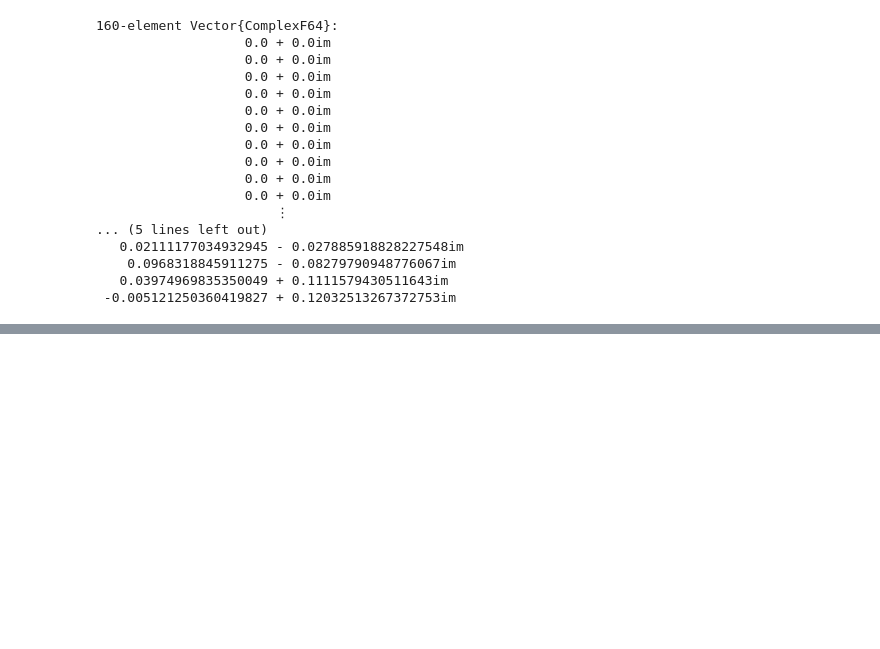
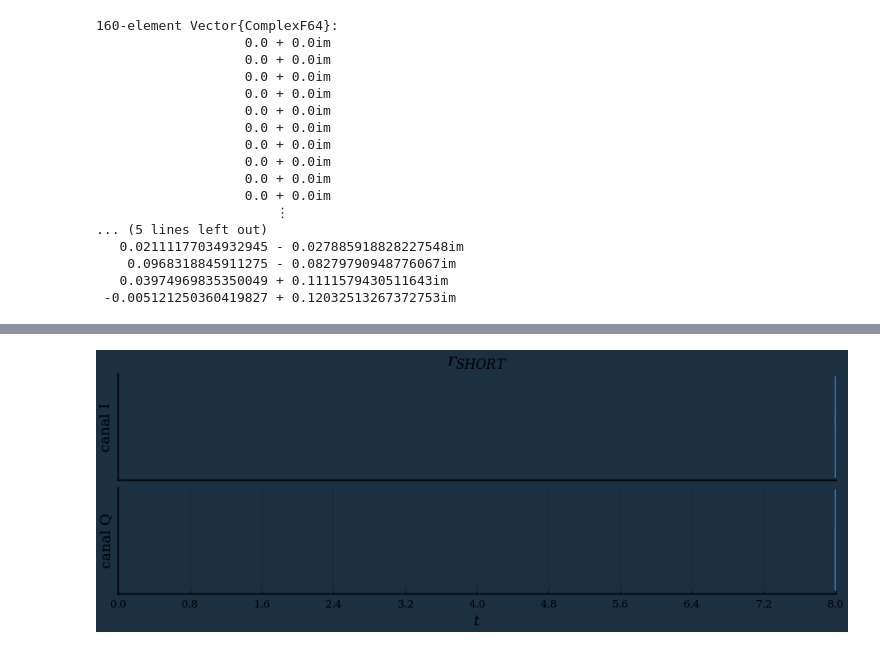
Before and after one commit to Matrsz/OFDM-Det-Sync, a Jupyter notebook: Tests.ipynb, the cells around one changed output, grey strips where cells are left out. Cells and saved outputs as stored; diff of their text form; code cells hidden in the pictures; blank space fills up the shorter version.

```diff
--- a/Tests.ipynb
+++ b/Tests.ipynb
@@ -306,0 +346,11 @@ vcat(zeros(32), L_time, L_time)
+# %%
+str_tx = vcat([repeat([i],10) for i in str_t]...)
+
+t_tx = range(8, 8, length=160*10)
+
+p1 = plot(t_tx, real(str_tx), xlim=[0,8], yticks=false, line=:steppost, ylabel="canal I", xlabel="", xticks=[], title=L"r_{SHORT}")
+p2 = plot(t_tx, imag(str_tx), xlim=[0,8], yticks=false, line=:steppost, ylabel="canal Q", xticks=tiks, xlabel=L"t")
+
+plot(p1, p2, layout=(2,1), legend = false, size=(800,300), background_color="#1b3041")
+# %% [output]
+[figure, added]
```
Also changed, not shown: parts of 30 cells of this notebook, 28 other files.
